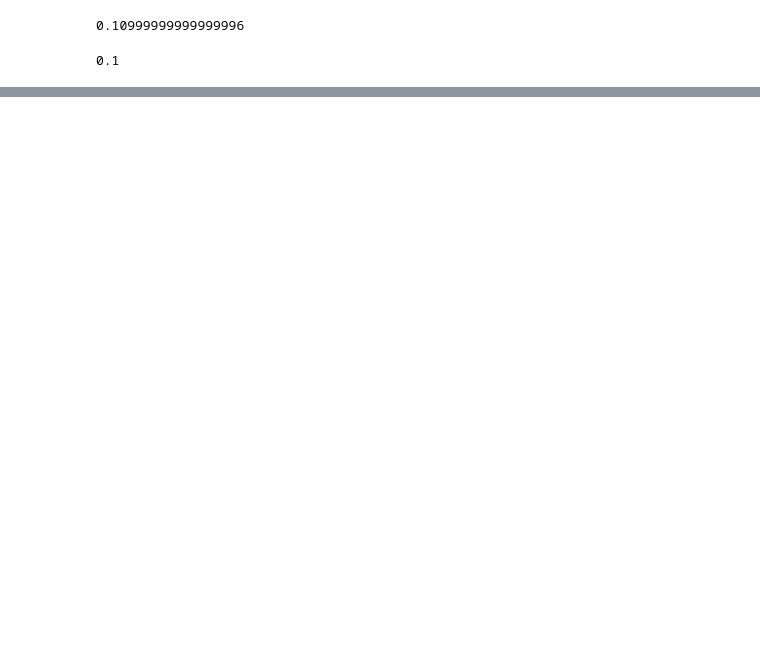
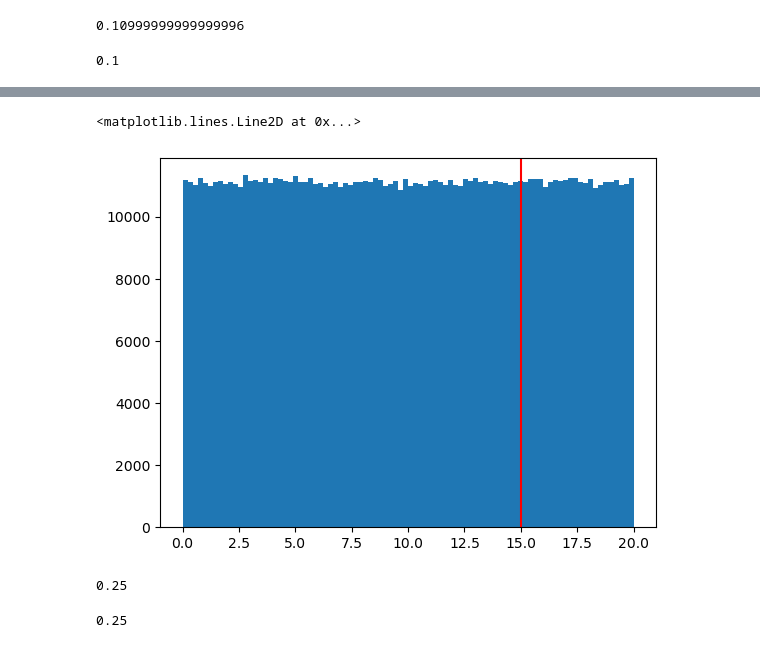
Before and after one commit to jealcalat/AEM-ITESO, a Jupyter notebook: tema_2/funciones_densidad_cdf.ipynb, the cells around one changed output, grey strips where cells are left out. Cells and saved outputs as stored; diff of their text form; code cells hidden in the pictures; blank space fills up the shorter version.

```diff
--- a/tema_2/funciones_densidad_cdf.ipynb
+++ b/tema_2/funciones_densidad_cdf.ipynb
@@ -147,0 +200,21 @@ uniform.cdf(11.1, 10, 10)
+# %%
+from scipy.stats import uniform
+
+a=0
+b=20
+
+unif_rvs = uniform.rvs(a, b, 1000000)
+
+plt.hist(unif_rvs,bins=90);
+plt.axvline(15,c='red')
+# %% [output]
+<matplotlib.lines.Line2D at 0x...>
+[figure, added]
+# %%
+1-uniform.cdf(15,a,b)
+# %% [output]
+0.25
+# %%
+1/20*5
+# %% [output]
+0.25
```
Also changed, not shown: parts of 21 cells of this notebook, 1 other file.
